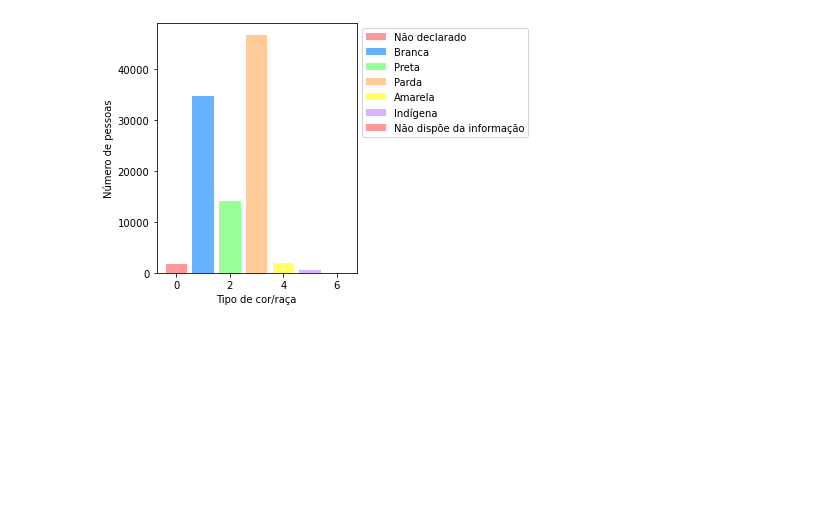
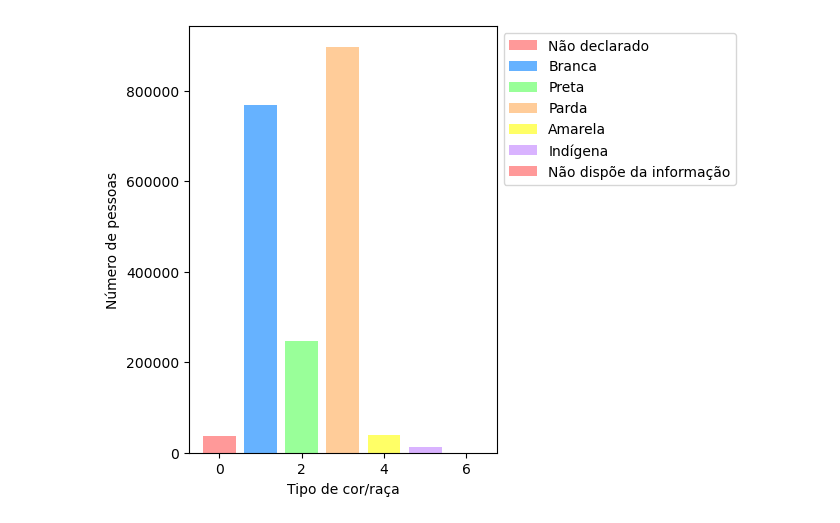
Before and after one commit to iaracastro/EducaODS-Enem, a Jupyter notebook: main.ipynb, the cells around one changed output. Drawn from its saved outputs; the diff is of its cells as text; code cells hidden in the pictures; blank space fills up the shorter version.

```diff
--- a/main.ipynb
+++ b/main.ipynb
@@ -16,0 +73,40 @@ df.head()
+# %%
+fig = plt.figure(figsize=(15, 5))
+# Renomear valores
+racas_dict = { 0: 'Não declarado', 1: 'Branca', 2: 'Preta',
+            3: 'Parda', 4: 'Amarela', 5: 'Indígena', 6: 'Sem informação'}
+idades_dict = {
+    0: 'Menor de 17 anos', 1: '17 anos', 2: '18 anos', 3: '19 anos', 4: '20 anos',
+    5: '21 anos', 6: '22 anos', 7:'23 anos', 8:'24 anos', 9:'25 anos',
+    10: 'Entre 26 e 30 anos', 11:'Entre 31 e 35 anos', 12:'Entre 36 e 40 anos',
+    13: 'Entre 41 e 45 anos', 14: 'Entre 46 e 50 anos', 15: 'Entre 51 e 55 anos',
+    16: 'Entre 56 e 60 anos', 17: 'Entre 61 e 65 anos', 19: 'Entre 66 e 70 anos',
+    20: 'Maior de 70 anos'
+}
+
+for i in range(0,18):
+    df_microdados.loc[df_microdados['TP_FAIXA_ETARIA'] == i, 'TP_FAIXA_ETARIA'] = idades_dict[i]
+for i in range(0, 7):
+    df_microdados.loc[df_microdados['TP_COR_RACA'] == i, 'TP_COR_RACA'] = racas_dict[i]
+
+gs = gridspec.GridSpec(1, 2, width_ratios=[1, 3])
+ax1 = fig.add_subplot(gs[0])
+ax2 = fig.add_subplot(gs[1])
+
+# Primeiro plot: Raça
+sns.barplot(x=df_microdados['TP_COR_RACA'].value_counts().index, y=df_microdados['TP_COR_RACA'].value_counts(), ax=ax1, palette='Set2', width=0.8)
+ax1.set_ylabel('Número de pessoas')
+ax1.set_title('Número de pessoas por cor/raça')
+ax1.set_xticklabels(ax1.get_xticklabels(), rotation=90)
+ax1.set_xlabel('')
+
+# Segundo plot: Faixa Etária
+sns.barplot(x=df_microdados['TP_FAIXA_ETARIA'].value_counts().index, y=df_microdados['TP_FAIXA_ETARIA'].value_counts(), ax=ax2, palette='Set2', order=idades_dict.values())
+ax2.set_ylabel('Número de pessoas')
+plt.xlabel('Faixa Etária')
+ax2.set_title('Número de pessoas por faixa etária')
+ax2.set_xticklabels(ax2.get_xticklabels(), rotation=90)
+ax2.set_xlabel('')
+
+plt.tight_layout();
+plt.show()
@@ -18,36 +116,38 @@ df.head()
 # Contando o número de pessoas para cada tipo de cor/raça
 num_people = []
 for i in range(0, 7):
-    num_people.append(len(df[df['TP_COR_RACA'] == i]))
+    num_people.append(len(df_microdados[df_microdados['TP_COR_RACA'] == i]))
+
+
 
 # Defining colors for each bar
 colors = ['#FF9999', '#66B2FF', '#99FF99', '#FFCC99', '#FFFF66', '#D9B3FF', '#CCCCCC']
 
 # Creating labels for the legend
 labels = [
     'Não declarado',
     'Branca',
     'Preta',
     'Parda',
     'Amarela',
     'Indígena',
     'Não dispõe da informação'
 ]
 
 # Creating the bar chart with different colors
 bars = plt.bar(range(0, 7), num_people, color=colors[:-1])
 
 # Adding a legend to the plot and positioning it outside of the plotting area
 plt.legend(bars, labels, loc='upper left', bbox_to_anchor=(1, 1))
 
 # Making room for the legend by adjusting the plot size
 plt.tight_layout()
 
 plt.xlabel('Tipo de cor/raça')
 plt.ylabel('Número de pessoas')
 plt.show()
 # %% [output]
-[figure, old version]
+[figure, new version]
 # %%
 num_people = []
 for i in range(1, 21):
```
Also changed, not shown: parts of 17 cells of this notebook, 6 other files.
